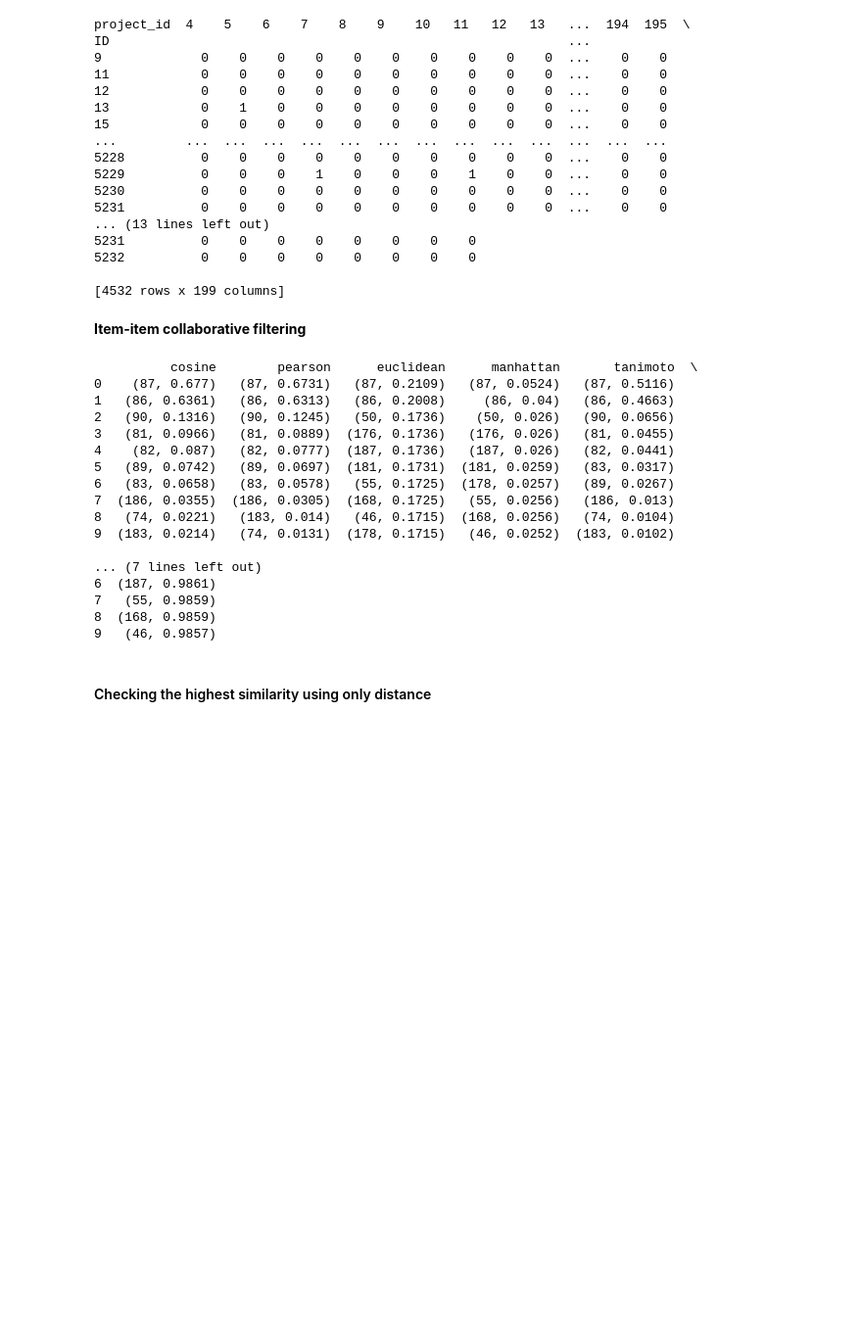
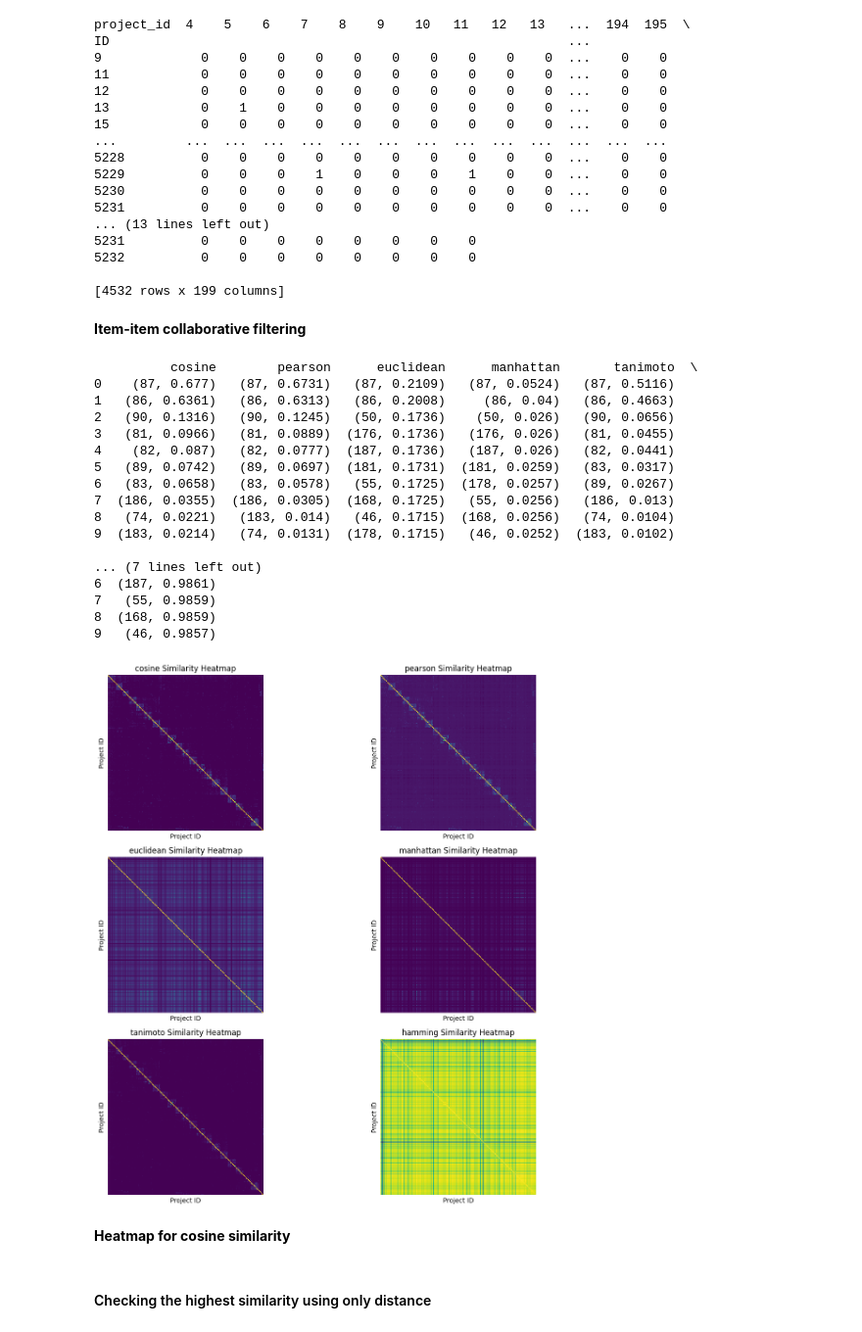
Before and after one commit to SamuelMalaga/M2IS-Internship-XAI, a Jupyter notebook: XAI_Similarity_study.ipynb, the cells around one changed output. Shown at 98% size. Drawn from its saved outputs; the diff is of its cells as text; code cells hidden in the pictures; blank space fills up the shorter version.

Commit message:
Finished the comparision between different calculations for distances in the tf-idf matrix

```diff
--- a/XAI_Similarity_study.ipynb
+++ b/XAI_Similarity_study.ipynb
@@ -73,7 +75,7 @@ def calculate_similarity_jaccard(data_items):
 
 def calculate_similarity_pearson(data_items):
     """
-    Calculate the column-wise cosine similarity for a sparse
+    Calculate the column-wise pearson similarity for a sparse
     matrix. Return a new dataframe matrix with similarities.
     """
     similarities = data_items.corr(method='pearson')
@@ -164,6 +166,47 @@ print(compare_similarity_metrics(voter_matrix, 84))
 7   (55, 0.9859)
 8  (168, 0.9859)
 9   (46, 0.9857)
+# %%
+df_cosine_similarity_matrix = calculate_similarity_cosine(voter_matrix)
+df_pearson_similarity_matrix = calculate_similarity_pearson(voter_matrix)
+df_euclidean_similarity_matrix = calculate_similarity_euclidean(voter_matrix)
+df_manhattan_similarity_matrix = calculate_similarity_manhattan(voter_matrix)
+df_tanimoto_similarity_matrix = calculate_similarity_tanimoto(voter_matrix)
+df_hamming_similarity_matrix = calculate_similarity_hamming(voter_matrix)
+
+similarity_plot_list = [df_cosine_similarity_matrix, df_pearson_similarity_matrix,
+                        df_euclidean_similarity_matrix, df_manhattan_similarity_matrix,
+                        df_tanimoto_similarity_matrix, df_hamming_similarity_matrix]
+distance_names = ["cosine","pearson","euclidean","manhattan","tanimoto","hamming"]
+# %%
+# Create the figure and axes
+fig, axes = plt.subplots(nrows=3, ncols=2, figsize=(14, 12))  # Adjust size as needed
+
+# Flatten the 2D axes array to iterate easily
+axes = axes.flatten()
+
+# Plot each heatmap
+for i, similarity_plot_df in enumerate(similarity_plot_list):
+    ax = axes[i]
+    sns.heatmap(similarity_plot_df, cmap='viridis', square=True, ax=ax, cbar=False)
+
+    ax.set_title(f'{distance_names[i]} Similarity Heatmap (item-item collaborative)')
+    ax.set_xlabel('Project ID')
+    ax.set_ylabel('Project ID')
+    ax.set_xticks([])
+    ax.set_yticks([])
+
+# Hide any unused subplots (in case there are fewer than 6)
+for j in range(len(similarity_plot_list), len(axes)):
+    fig.delaxes(axes[j])
+
+# Adjust layout
+plt.tight_layout()
+plt.show()
+# %% [output]
+[figure, added]
+# %% [markdown]
+**Heatmap for cosine similarity**
 # %% [markdown]
 #### Checking the highest similarity using only distance
 # %%
```
Also changed, not shown: parts of 15 cells of this notebook.
